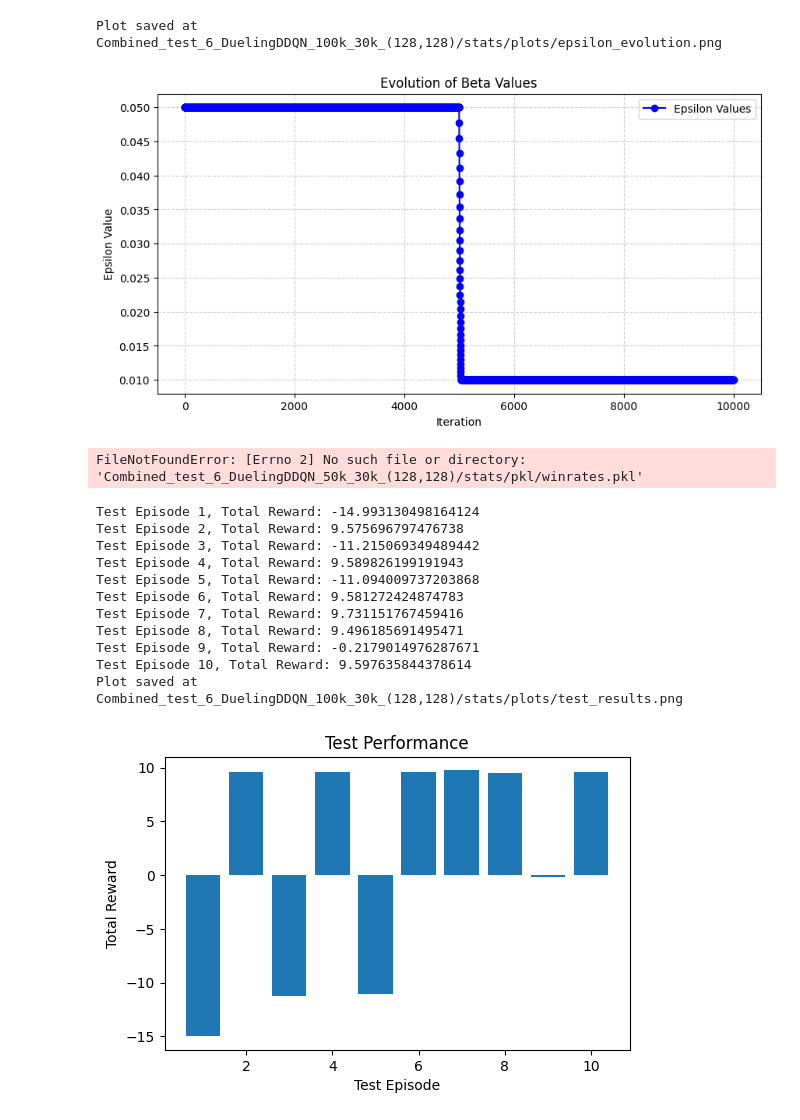
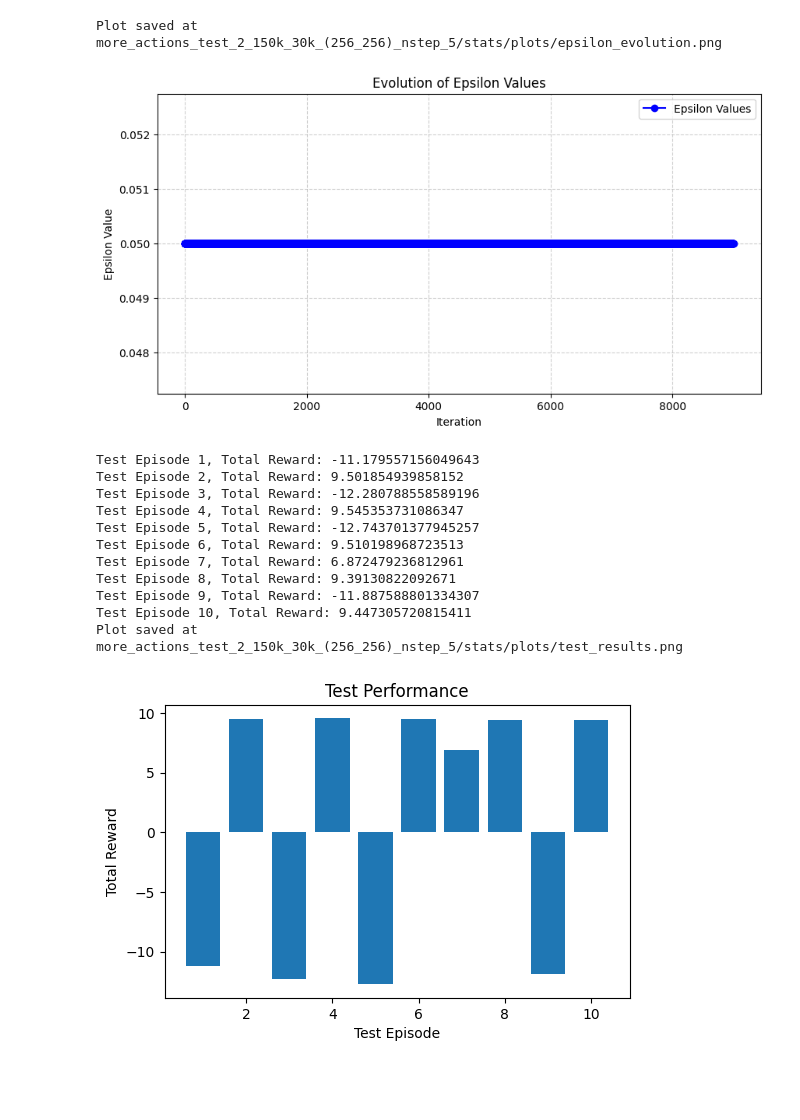
Before and after one commit to JoJoBarthold2/hockey-en-mallorca, a Jupyter notebook: src/hockey-env/test_agent_on_hockey_after_training.ipynb, the cells around one changed output. Saved outputs shown, nothing was run; the diff lists cells and outputs as text; code cells hidden in the pictures; blank space fills up the shorter version.

```diff
--- a/src/hockey-env/test_agent_on_hockey_after_training.ipynb
+++ b/src/hockey-env/test_agent_on_hockey_after_training.ipynb
@@ -21,17 +22,24 @@ SEED_TRAIN_2 = 1312
 SEEDS_TEST = [291 + i for i in range(10)]
 
 seed = SEED_TRAIN_1
+
+USE_MORE_ACTIONS = True
 # %%
 reload(h_env)
-env_name = "Combined_test_6_DuelingDDQN_100k_30k_(128,128)"
+env_name = "more_actions_test_2_150k_30k_(256_256)_nstep_5"
 env = h_env.HockeyEnv()
+h_env.HockeyEnv().seed(seed)
 
 state_space = env.observation_space
-action_space = env.discrete_action_space
 
-agent = Dueling_DQN_Agent(state_space, action_space, seed = seed, use_eps_decay = True, hidden_sizes = [128, 128])
+if(USE_MORE_ACTIONS):
+    action_space = spaces.Discrete(len(MORE_ACTIONS))
+else:
+    action_space = env.discrete_action_space
+
+agent = Dueling_DDQN_Agent(state_space, action_space, seed = seed, use_eps_decay = True, hidden_sizes = [256,256])
 #opponent = RandomAgent(seed)
 opponent = h_env.BasicOpponent()
-agent.Q.load(env_name)
+agent.Q.load(env_name, "episode_90000")
 stats, losses = sf.load_stats(env_name)
 # %% [output]
@@ -56,15 +78,13 @@ Plot saved at Combined_test_6_DuelingDDQN_100k_30k_(128,128)/stats/plots/beta_ev
 epsilons = sf.load_epsilons(env_name)
 sf.plot_epsilon_evolution(env_name, epsilons)
 # %% [output]
-Plot saved at Combined_test_6_DuelingDDQN_100k_30k_(128,128)/stats/plots/epsilon_evolution.png
+Plot saved at more_actions_test_2_150k_30k_(256_256)_nstep_5/stats/plots/epsilon_evolution.png
-[figure, old version]
+[figure, new version]
-# %%
-winrates = sf.load_winrates(env_name)
-# %% [output]
-FileNotFoundError: [Errno 2] No such file or directory: 'Combined_test_6_DuelingDDQN_50k_30k_(128,128)/stats/pkl/winrates.pkl'
 # %%
 test_episodes = len(SEEDS_TEST)
 test_rewards = []
+
+opponent = h_env.BasicOpponent(weak=False)
 
 max_steps = 30000
 
@@ -84,44 +104,50 @@ for episode in range(test_episodes):
 
         done = False
 
         frame = env.render(mode = "rgb_array")
         if frame is not None:
             frames.append(frame)
 
         #a1 = env.discrete_to_continous_action(agent.perform_greedy_action(state))
         a1 = agent.perform_greedy_action(state, eps = 0.0)
         a2 = opponent.act(obs_agent2)
-        full_action = np.hstack([env.discrete_to_continous_action(a1), a2])
+
+        if(USE_MORE_ACTIONS):
+            a1_cont = MORE_ACTIONS[a1]
+        else:
+            a1_cont = env.discrete_to_continous_action(a1)
+
+        full_action = np.hstack([a1_cont, a2])
 
         next_state, reward, done, truncated, _ = env.step(full_action)
 
         total_reward += reward
 
         state = next_state
         obs_agent2 = env.obs_agent_two()
 
         if done or truncated: break
 
     test_rewards.append(total_reward)
     print(f"Test Episode {episode+1}, Total Reward: {total_reward}")
 
     if frames:
         os.makedirs(f"{env_name}/test_gifs", exist_ok=True)
-        imageio.mimsave(f"{env_name}/test_gifs/test_episode_{episode+1}.gif", frames, fps=30)
+        imageio.mimsave(f"{env_name}/test_gifs_2/test_episode_{episode+1}.gif", frames, fps=30)
 
 env.close()
 
 sf.save_test_results(env_name, test_rewards)
 # %% [output]
-Test Episode 1, Total Reward: -14.993130498164124
-Test Episode 2, Total Reward: 9.575696797476738
-Test Episode 3, Total Reward: -11.215069349489442
-Test Episode 4, Total Reward: 9.589826199191943
-Test Episode 5, Total Reward: -11.094009737203868
-Test Episode 6, Total Reward: 9.581272424874783
-Test Episode 7, Total Reward: 9.731151767459416
-Test Episode 8, Total Reward: 9.496185691495471
-Test Episode 9, Total Reward: -0.2179014976287671
-Test Episode 10, Total Reward: 9.597635844378614
-Plot saved at Combined_test_6_DuelingDDQN_100k_30k_(128,128)/stats/plots/test_results.png
+Test Episode 1, Total Reward: -11.179557156049643
+Test Episode 2, Total Reward: 9.501854939858152
+Test Episode 3, Total Reward: -12.280788558589196
+Test Episode 4, Total Reward: 9.545353731086347
+Test Episode 5, Total Reward: -12.743701377945257
+Test Episode 6, Total Reward: 9.510198968723513
+Test Episode 7, Total Reward: 6.872479236812961
+Test Episode 8, Total Reward: 9.39130822092671
+Test Episode 9, Total Reward: -11.887588801334307
+Test Episode 10, Total Reward: 9.447305720815411
+Plot saved at more_actions_test_2_150k_30k_(256_256)_nstep_5/stats/plots/test_results.png
-[figure, old version]
+[figure, new version]
```
Also changed, not shown: parts of 5 cells of this notebook, 4 other files.
